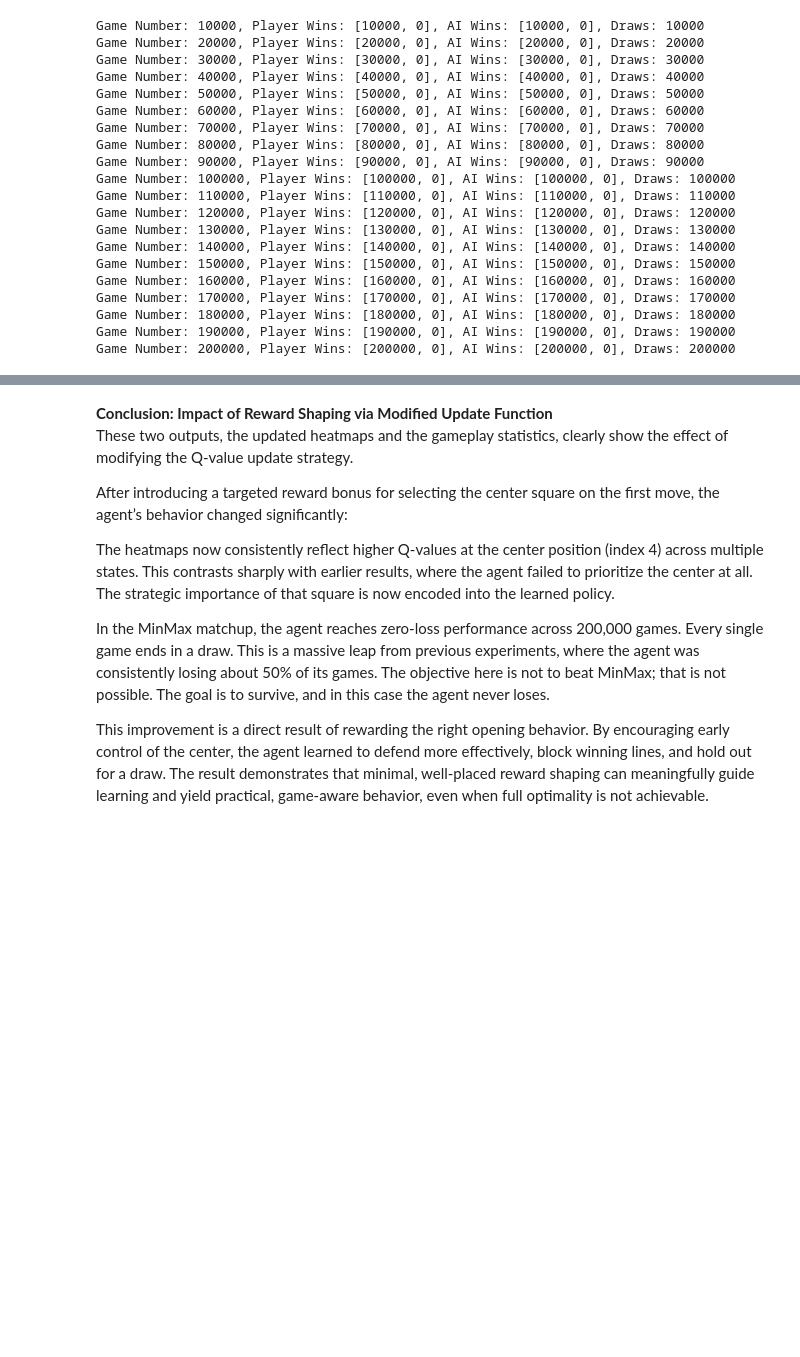
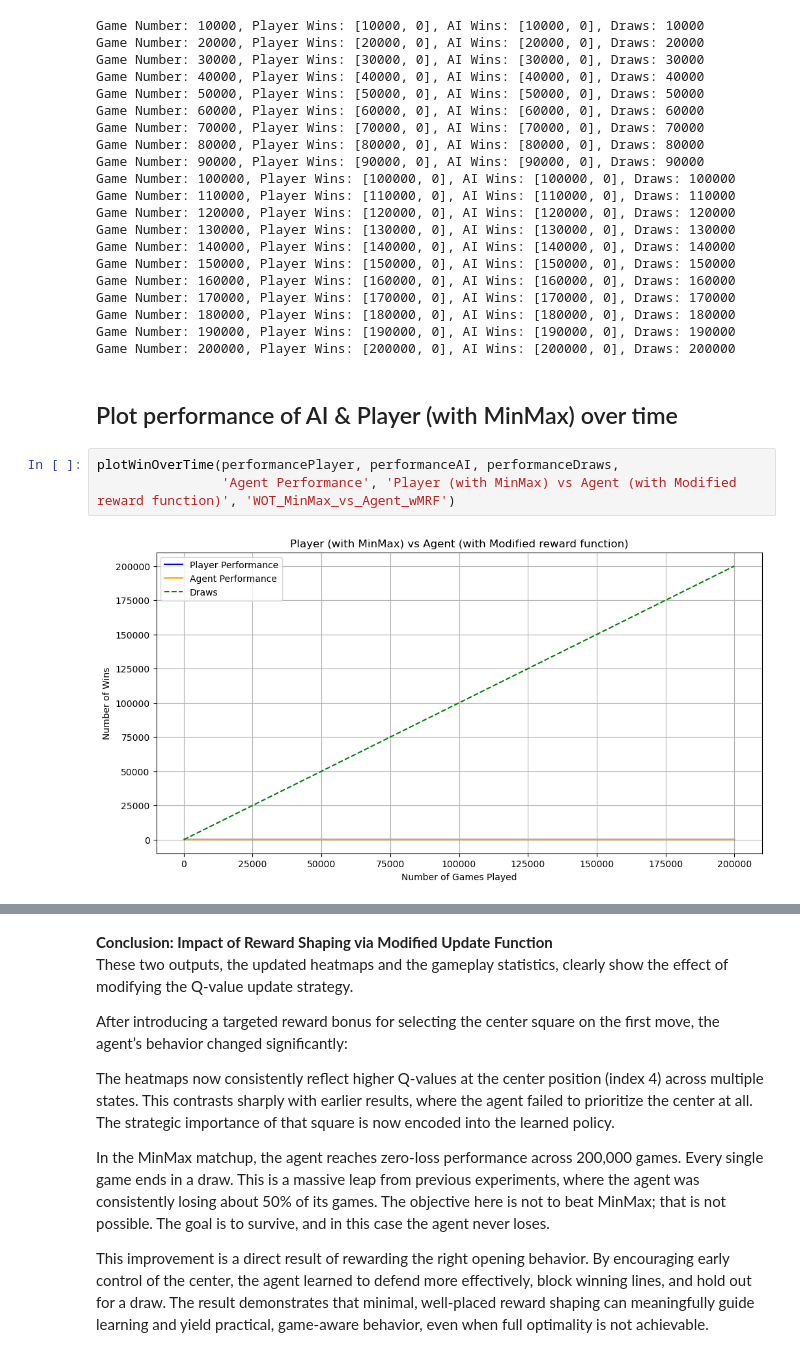
Before and after one commit to gaurav-S8/rl_tictactoe, a Jupyter notebook: RL-TicTacToe.ipynb, the cells around one changed output, grey strips where cells are left out. Drawn from its saved outputs; the diff is of its cells as text; blank space fills up the shorter version.

Commit message:
Adding a few more plots

```diff
--- a/RL-TicTacToe.ipynb
+++ b/RL-TicTacToe.ipynb
@@ -1075,3 +1075,10 @@ Game Number: 170000, Player Wins: [170000, 0], AI Wins: [170000, 0], Draws: 1700
 Game Number: 180000, Player Wins: [180000, 0], AI Wins: [180000, 0], Draws: 180000
 Game Number: 190000, Player Wins: [190000, 0], AI Wins: [190000, 0], Draws: 190000
 Game Number: 200000, Player Wins: [200000, 0], AI Wins: [200000, 0], Draws: 200000
+# %% [markdown]
+## Plot performance of AI & Player (with MinMax) over time
+# %%
+plotWinOverTime(performancePlayer, performanceAI, performanceDraws,
+                'Agent Performance', 'Player (with MinMax) vs Agent (with Modified reward function)', 'WOT_MinMax_vs_Agent_wMRF')
+# %% [output]
+[figure, added]
```
Also changed, not shown: parts of 4 cells of this notebook, 4 other files.
